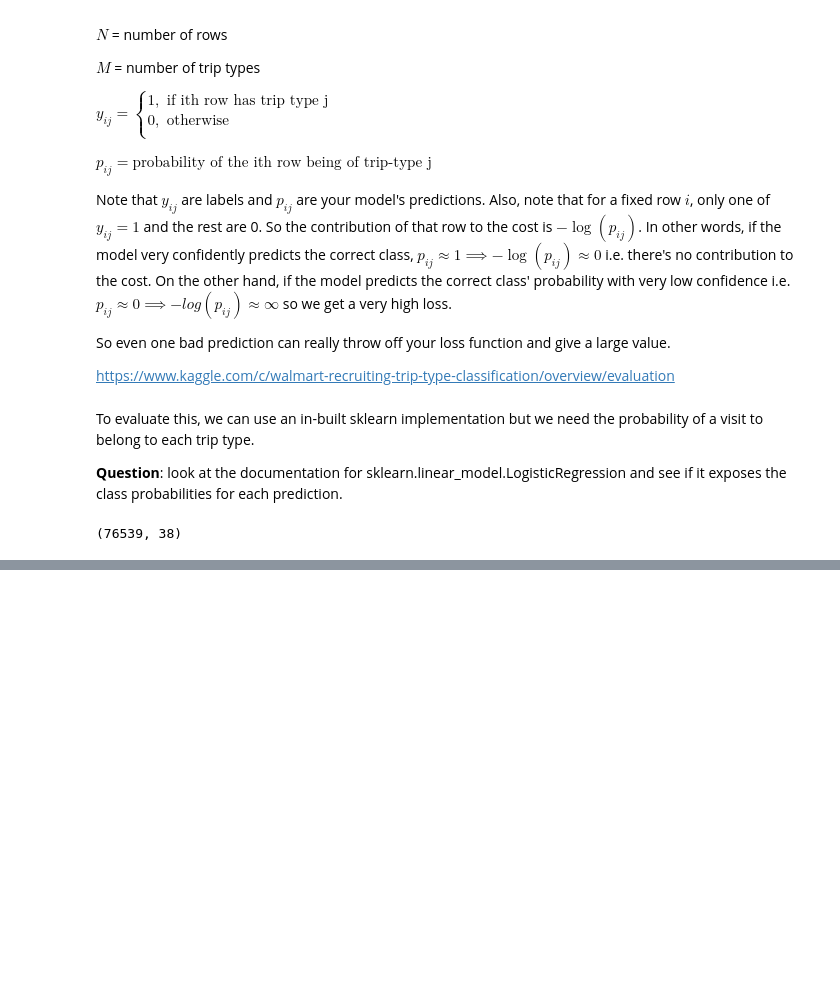
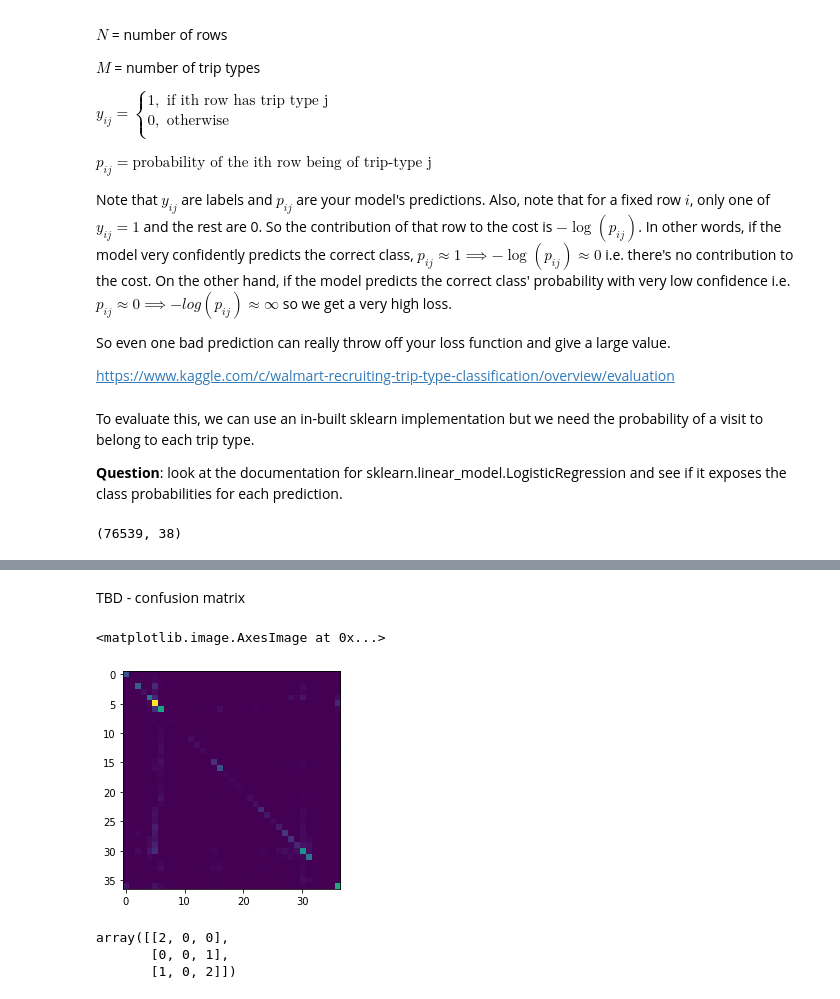
Before and after one commit to TreeinRandomForest/BrnoMLWorkshop2019, a Jupyter notebook: BrnoTeaching2019/notebooks/Day 2 - Linear Models.ipynb, the cells around one changed output, grey strips where cells are left out. Saved outputs shown, nothing was run; the diff lists cells and outputs as text; code cells hidden in the pictures; blank space fills up the shorter version.

```diff
--- a/BrnoTeaching2019/notebooks/Day 2 - Linear Models.ipynb
+++ b/BrnoTeaching2019/notebooks/Day 2 - Linear Models.ipynb
@@ -888,0 +880,3 @@ Some options are:
+# %%
+cmat = confusion_matrix(df_val_f1['TripType'].tolist(), model.predict(df_val_f1.drop('TripType', axis=1)).tolist())
+print(cmat)
@@ -888,0 +891,14 @@ Some options are:
+# %% [markdown]
+TBD - confusion matrix
+# %%
+fig, ax = plt.subplots()
+ax.imshow(cmat)
+
+ax.set_xticks(np.arange())
+ax.set_yticks(np.arange())
+
+ax.set_xticklabels()
+ax.set_yticklabels()
+# %% [output]
+<matplotlib.image.AxesImage at 0x...>
+[figure, added]
@@ -888,0 +907,8 @@ Some options are:
+# %%
+y_true = ["cat", "ant", "cat", "cat", "ant", "bird"]
+y_pred = ["ant", "ant", "cat", "cat", "ant", "cat"]
+confusion_matrix(y_true, y_pred) #, labels=["ant", "bird", "cat"])
+# %% [output]
+array([[2, 0, 0],
+       [0, 0, 1],
+       [1, 0, 2]])
```
Also changed, not shown: parts of 45 cells of this notebook, 1 other file.
